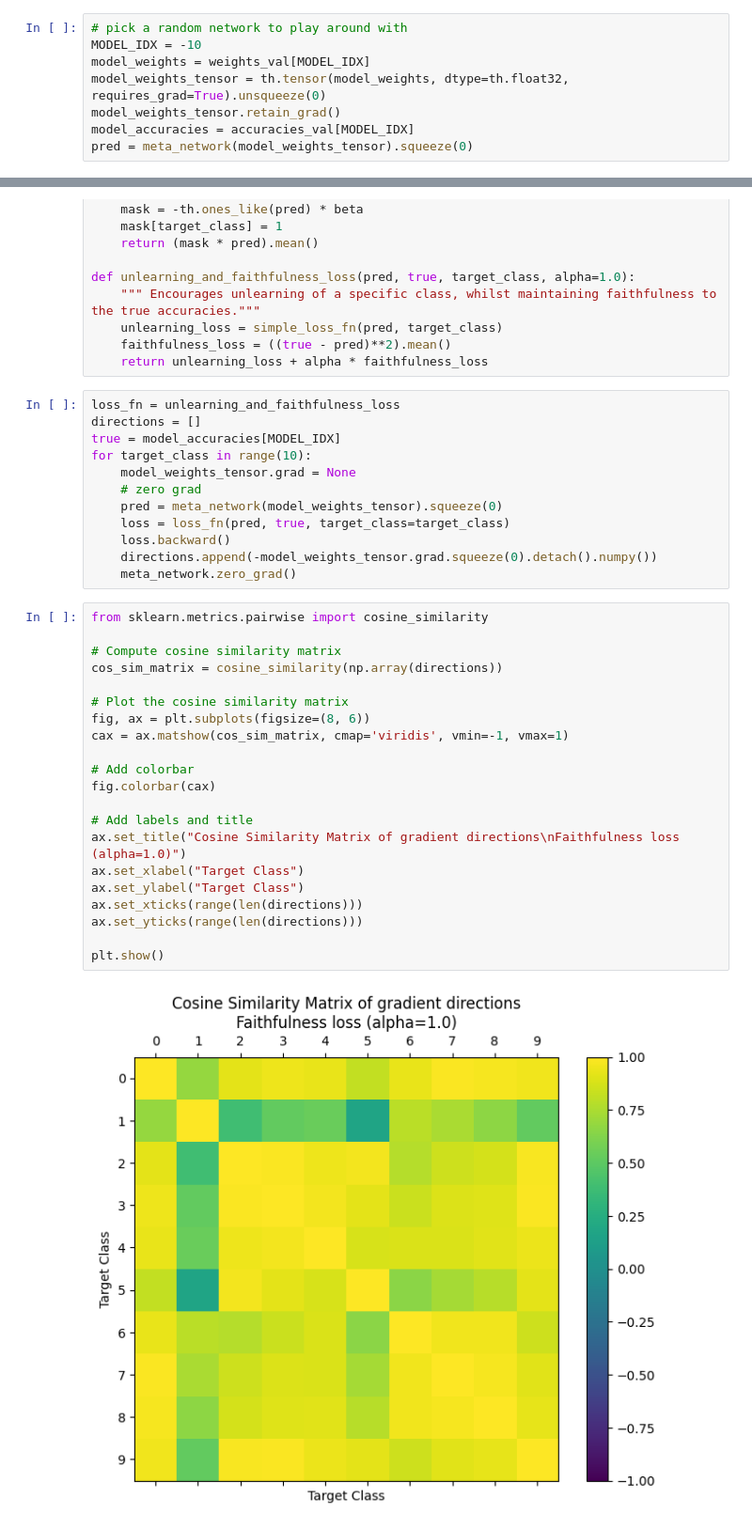
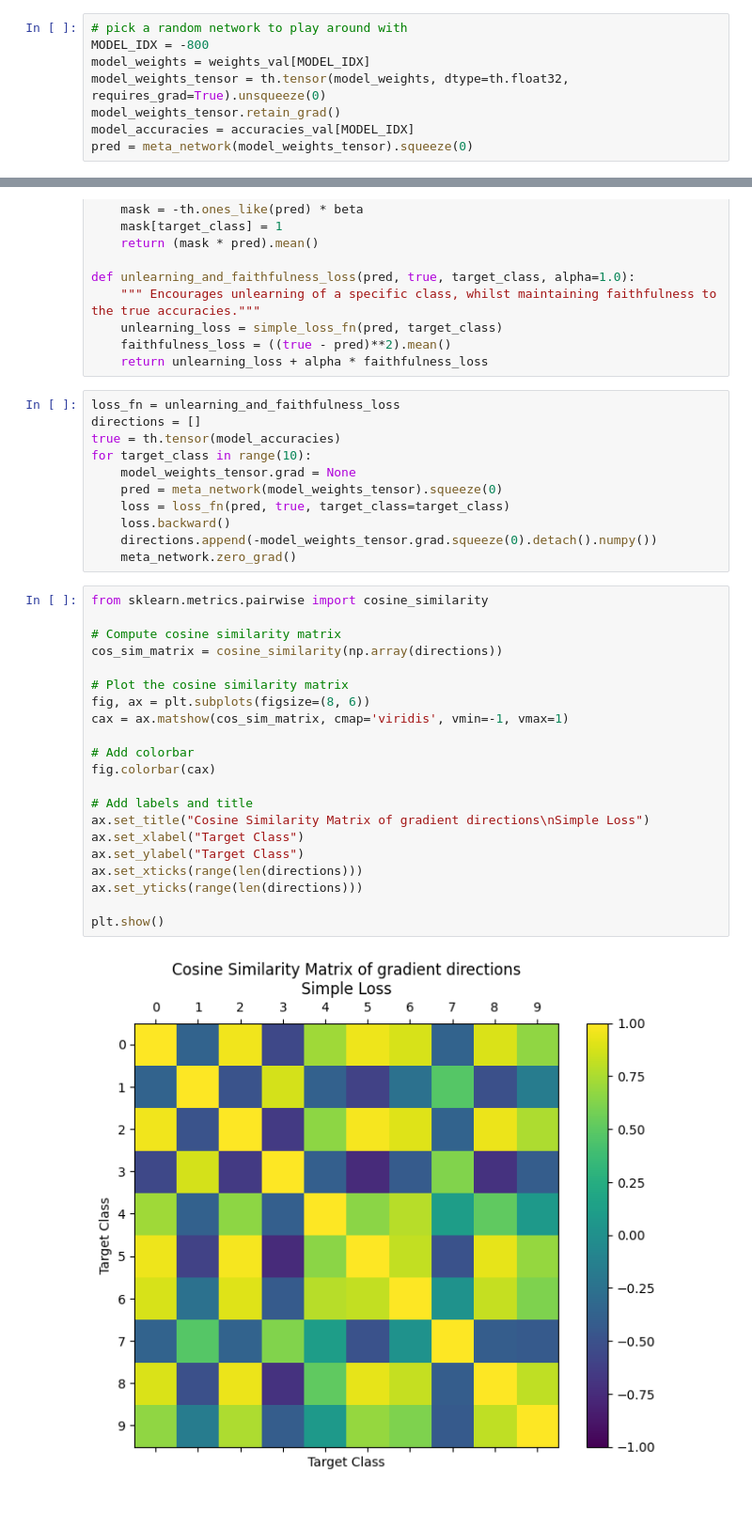
Before and after one commit to SimonIlic/WeightSpaceClassifier, a Jupyter notebook: notebooks/unlearning_directions.ipynb, the cells around one changed output, grey strips where cells are left out. Shown at 94% size. Drawn from its saved outputs; the diff is of its cells as text.

Commit message:
fix mistake with true labels

```diff
--- a/notebooks/unlearning_directions.ipynb
+++ b/notebooks/unlearning_directions.ipynb
@@ -47,7 +47,7 @@ Test MAE = 0.056293
 Test R2  = 0.922694
 # %%
 # pick a random network to play around with
-MODEL_IDX = -10
+MODEL_IDX = -800
 model_weights = weights_val[MODEL_IDX]
 model_weights_tensor = th.tensor(model_weights, dtype=th.float32, requires_grad=True).unsqueeze(0)
 model_weights_tensor.retain_grad()
@@ -97,10 +97,9 @@ def unlearning_and_faithfulness_loss(pred, true, target_class, alpha=1.0):
 # %%
 loss_fn = unlearning_and_faithfulness_loss
 directions = []
-true = model_accuracies[MODEL_IDX]
+true = th.tensor(model_accuracies)
 for target_class in range(10):
     model_weights_tensor.grad = None
-    # zero grad
     pred = meta_network(model_weights_tensor).squeeze(0)
     loss = loss_fn(pred, true, target_class=target_class)
     loss.backward()
@@ -109,23 +108,23 @@ for target_class in range(10):
 # %%
 from sklearn.metrics.pairwise import cosine_similarity
 
 # Compute cosine similarity matrix
 cos_sim_matrix = cosine_similarity(np.array(directions))
 
 # Plot the cosine similarity matrix
 fig, ax = plt.subplots(figsize=(8, 6))
 cax = ax.matshow(cos_sim_matrix, cmap='viridis', vmin=-1, vmax=1)
 
 # Add colorbar
 fig.colorbar(cax)
 
 # Add labels and title
-ax.set_title("Cosine Similarity Matrix of gradient directions\nFaithfulness loss (alpha=1.0)")
+ax.set_title("Cosine Similarity Matrix of gradient directions\nSimple Loss")
 ax.set_xlabel("Target Class")
 ax.set_ylabel("Target Class")
 ax.set_xticks(range(len(directions)))
 ax.set_yticks(range(len(directions)))
 
 plt.show()
 # %% [output]
-[figure, old version]
+[figure, new version]
```
Also changed, not shown: parts of 1 cell of this notebook.
